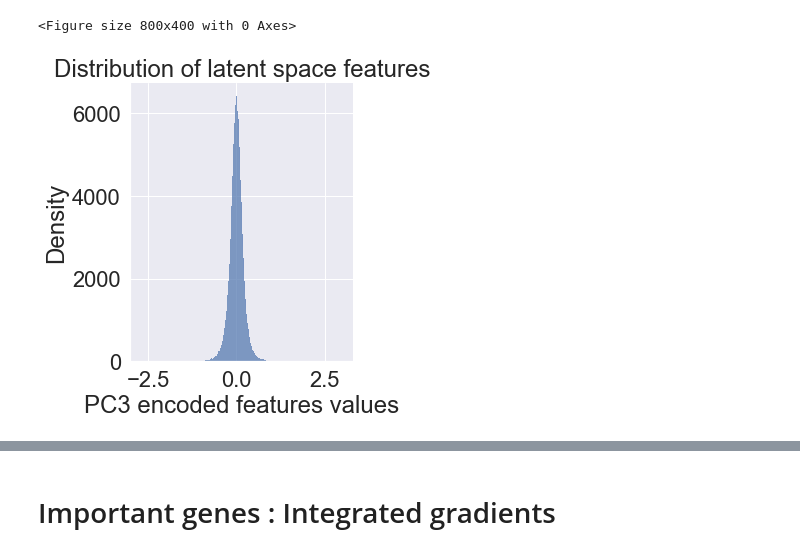
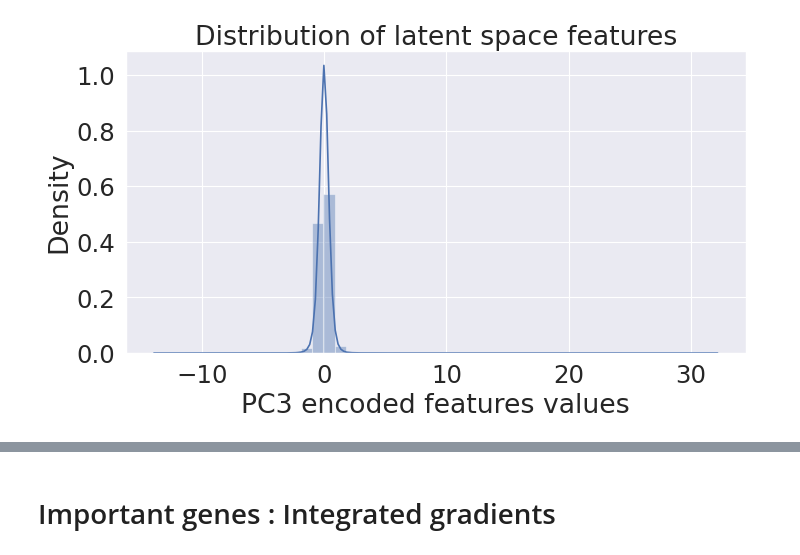
Before and after one commit to Lauffenburger-Lab/OmicTranslationBenchmark, a Jupyter notebook: learning/TranslationalAutoencoder_important.ipynb, the cells around one changed output, grey strips where cells are left out. Cells and saved outputs as stored; diff of their text form; code cells hidden in the pictures.

```diff
--- a/learning/TranslationalAutoencoder_important.ipynb
+++ b/learning/TranslationalAutoencoder_important.ipynb
@@ -69,3 +127,15 @@ autoencoder_ht29 = VAE(encoder_ht29,decoder_ht29,device).to(device)
+# %%
+# Network
+decoder_a375 = Decoder(1024,[2048,4096],gene_size,dropRate=0.2, activation=torch.nn.ELU()).to(device)
+decoder_ht29 = Decoder(1024,[2048,4096],gene_size,dropRate=0.2, activation=torch.nn.ELU()).to(device)
+
+# Infomax
+#master_encoder = SimpleEncoder(gene_size,[640,384],292,dropRate=0.1, activation=torch.nn.ELU())#.to(device)
+encoder_a375 = SimpleEncoder(gene_size,[4096,2048],1024,dropRate=0.1, activation=torch.nn.ELU()).to(device)
+encoder_ht29 = SimpleEncoder(gene_size,[4096,2048],1024,dropRate=0.1, activation=torch.nn.ELU()).to(device)
+prior_d = PriorDiscriminator(1024).to(device)
+local_d = LocalDiscriminator(1024,1024).to(device)
+classifier = CellBinaryClassifier(in_channel=1024,hidden_layers=[512,256,128],drop_in=0.5,drop=0.25).to(device)
 # %%
 # Create a train generators
 def getSamples(N, batchSize):
@@ -81,4 +151,25 @@ NUM_EPOCHS = 1000
 bs_a375 = 178
 bs_ht29 = 154
 bs_paired = 90
+beta=1.0
+class_criterion = torch.nn.CrossEntropyLoss()
+# %%
+allParams = list(decoder_a375.parameters()) +list(decoder_ht29.parameters())
+allParams = allParams + list(encoder_a375.parameters()) +list(encoder_ht29.parameters())
+allParams = allParams + list(prior_d.parameters()) + list(local_d.parameters())
+allParams = allParams + list(classifier.parameters())
+optimizer = torch.optim.Adam(allParams, lr= 0.001, weight_decay=0)
+scheduler = torch.optim.lr_scheduler.StepLR(optimizer,step_size=300,gamma=0.8)
+
+N_paired = len(sampleInfo_paired)
+N_a375 = len(sampleInfo_a375)
+N_ht29 = len(sampleInfo_ht29)
+N = N_a375
+if N_ht29>N:
+    N=N_ht29
+
+curLoss = []
+curR2 = []
+curPearson = []
+curMSE = []
 # %%
@@ -226,5 +365,9 @@ x_a375 = torch.tensor(np.concatenate((cmap.loc[sampleInfo_paired['sig_id.x']].va
                                       cmap.loc[sampleInfo_a375.sig_id].values))).float().to(device)
 x_ht29 = torch.tensor(np.concatenate((cmap.loc[sampleInfo_paired['sig_id.y']].values,
                                       cmap.loc[sampleInfo_ht29.sig_id].values))).float().to(device)
-z_latent_a375 , xhat_a375 = autoencoder_a375(x_a375)
-z_latent_ht29 , xhat_ht29 = autoencoder_ht29(x_ht29)
+# z_latent_a375 , xhat_a375 = autoencoder_a375(x_a375)
+# z_latent_ht29 , xhat_ht29 = autoencoder_ht29(x_ht29)
+z_latent_a375  = encoder_a375(x_a375)
+xhat_a375 = decoder_a375(z_latent_a375)
+z_latent_ht29  = encoder_ht29(x_ht29)
+xhat_ht29 = decoder_ht29(z_latent_ht29)
@@ -431,15 +633,14 @@ sns.set()
 # %%
 #plt.hist(z_latent_a375.detach().cpu().flatten().numpy())
 plt.figure(figsize=(10,5), dpi= 80)
 sns.set(font_scale=2)
-sns.displot(z_latent_a375.detach().cpu().flatten().numpy())
+sns.distplot(z_latent_a375.detach().cpu().flatten().numpy())
 plt.xlabel('PC3 encoded features values')
 plt.ylabel('Density')
 plt.title('Distribution of latent space features')
-plt.savefig('good_trained_ae_pc3_latent_space_lands.png', bbox_inches='tight',dpi=600)
+plt.savefig('good_trained_ae_pc3_latent_space_allgenes_withclass.png', bbox_inches='tight',dpi=600)
 # %% [output]
-<Figure size 800x400 with 0 Axes>
-[figure, old version]
+[figure, new version]
 # %%
 plt.hist(xhat_a375.detach().cpu().flatten().numpy())
 # %% [output]
```
Also changed, not shown: parts of 45 cells of this notebook, 1 other file.
